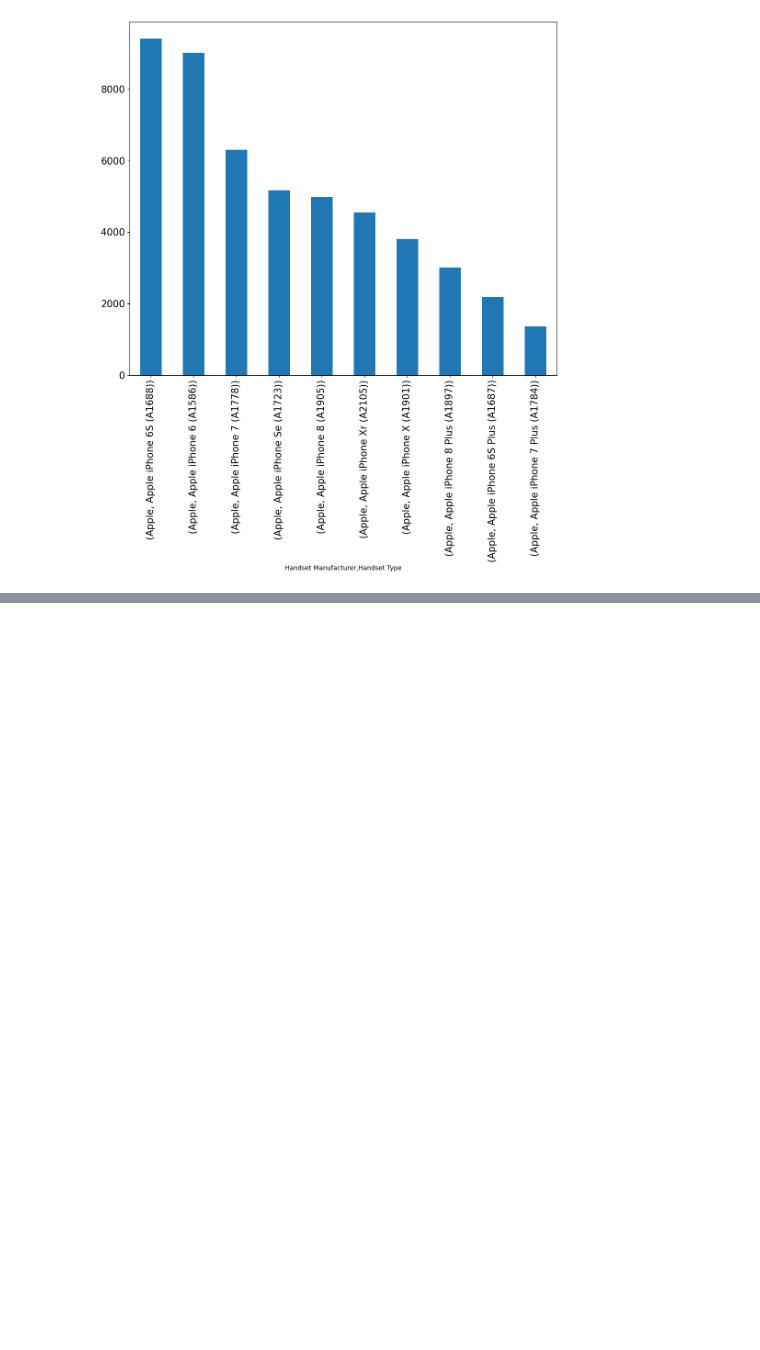
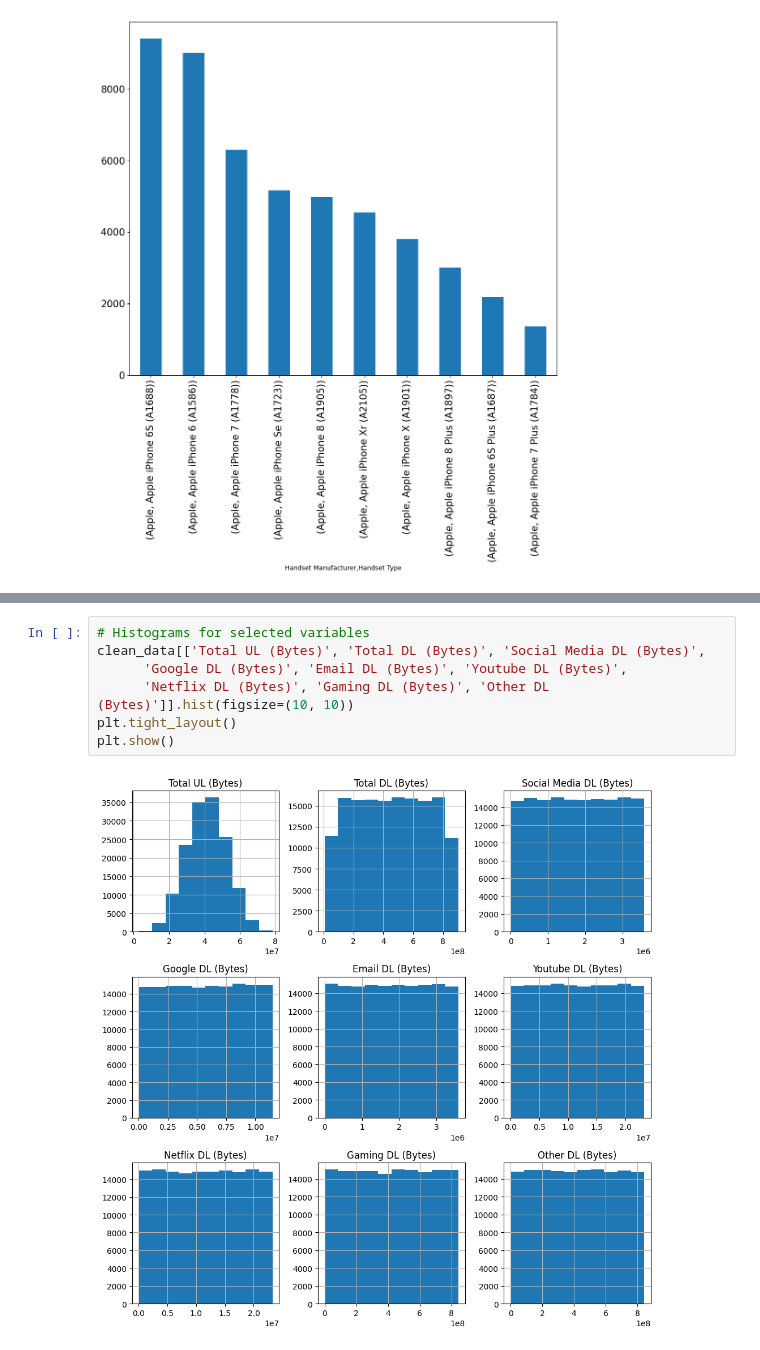
Before and after one commit to olaniSiyum/User_Analytics_in_the_Telecommunication_industry, a Jupyter notebook: notebook/user_overview.ipynb, the cells around one changed output, grey strips where cells are left out. Cells and saved outputs as stored; diff of their text form; blank space fills up the shorter version.

```diff
--- a/notebook/user_overview.ipynb
+++ b/notebook/user_overview.ipynb
@@ -70,0 +161,9 @@ handset_man.groupby('Handset Manufacturer')['Handset Type'].value_counts()[:10].
+# %%
+# Histograms for selected variables
+clean_data[['Total UL (Bytes)', 'Total DL (Bytes)', 'Social Media DL (Bytes)',
+      'Google DL (Bytes)', 'Email DL (Bytes)', 'Youtube DL (Bytes)',
+      'Netflix DL (Bytes)', 'Gaming DL (Bytes)', 'Other DL (Bytes)']].hist(figsize=(10, 10))
+plt.tight_layout()
+plt.show()
+# %% [output]
+[figure, added]
```
Also changed, not shown: parts of 8 cells of this notebook.
